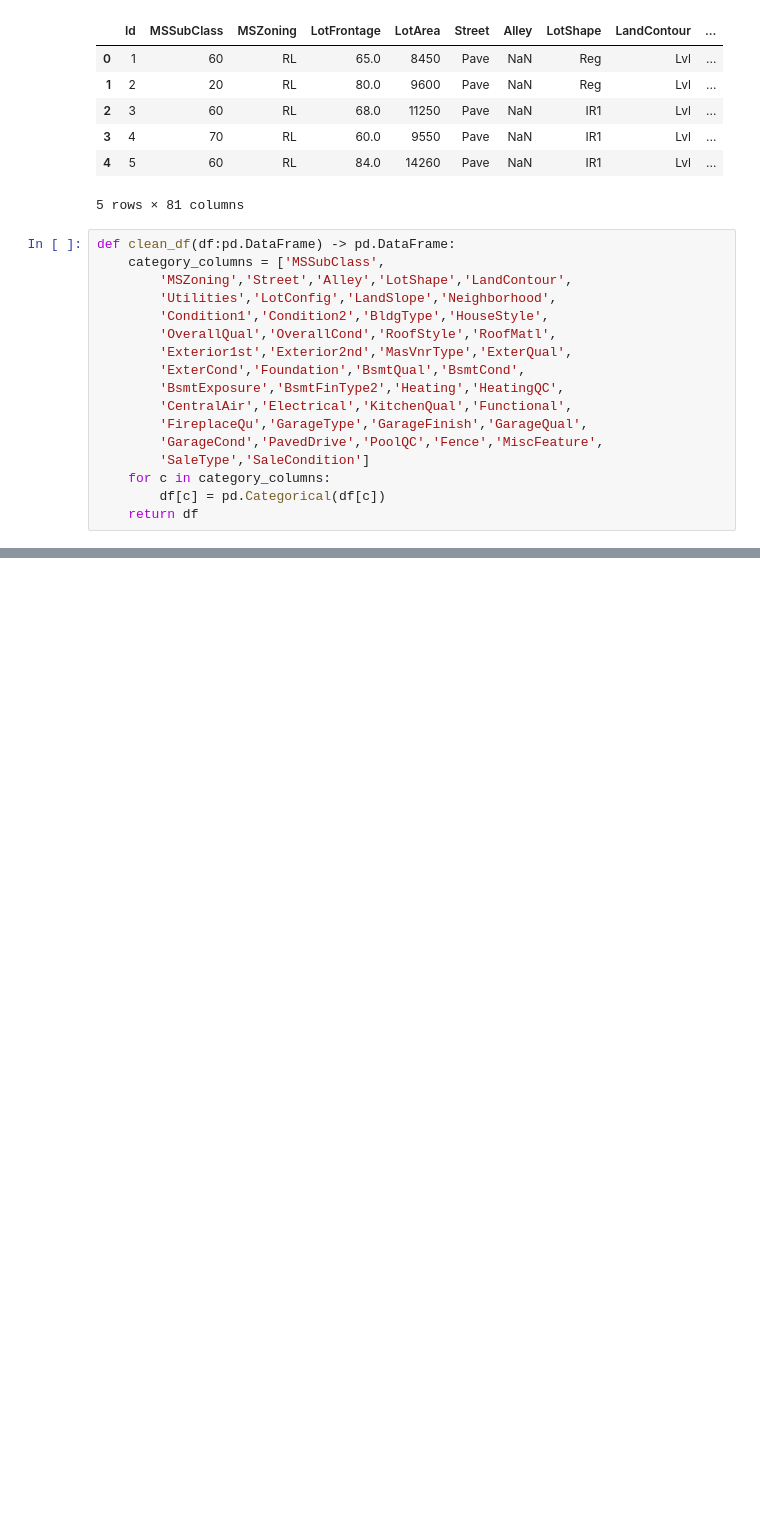
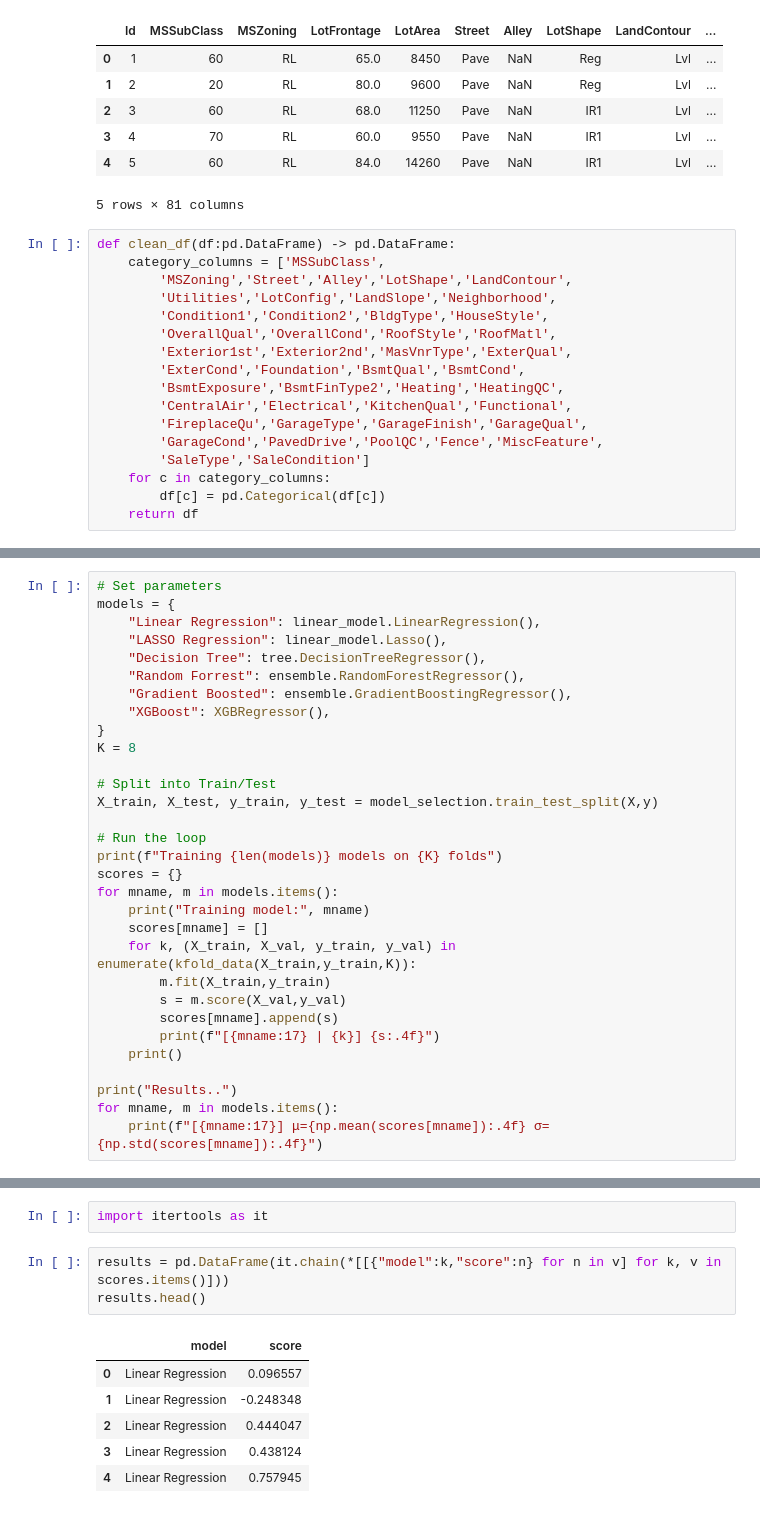
Before and after one commit to a-poor/kaggle-house-prices, a Jupyter notebook: notebooks/apoor-house-prices.ipynb, the cells around one changed output, grey strips where cells are left out. Drawn from its saved outputs; the diff is of its cells as text; blank space fills up the shorter version.

```diff
--- a/notebooks/apoor-house-prices.ipynb
+++ b/notebooks/apoor-house-prices.ipynb
@@ -62,0 +190,31 @@ df_train.sample(10)
+# %%
+# Set parameters
+models = {
+    "Linear Regression": linear_model.LinearRegression(),
+    "LASSO Regression": linear_model.Lasso(),
+    "Decision Tree": tree.DecisionTreeRegressor(),
+    "Random Forrest": ensemble.RandomForestRegressor(),
+    "Gradient Boosted": ensemble.GradientBoostingRegressor(),
+    "XGBoost": XGBRegressor(),
+}
+K = 8
+
+# Split into Train/Test
+X_train, X_test, y_train, y_test = model_selection.train_test_split(X,y)
+
+# Run the loop
+print(f"Training {len(models)} models on {K} folds")
+scores = {}
+for mname, m in models.items():
+    print("Training model:", mname)
+    scores[mname] = []
+    for k, (X_train, X_val, y_train, y_val) in enumerate(kfold_data(X_train,y_train,K)):
+        m.fit(X_train,y_train)
+        s = m.score(X_val,y_val)
+        scores[mname].append(s)
+        print(f"[{mname:17} | {k}] {s:.4f}")
+    print()
+
+print("Results..")
+for mname, m in models.items():
+    print(f"[{mname:17}] μ={np.mean(scores[mname]):.4f} σ={np.std(scores[mname]):.4f}")
@@ -62,0 +239,12 @@ df_train.sample(10)
+# %%
+import itertools as it
+# %%
+results = pd.DataFrame(it.chain(*[[{"model":k,"score":n} for n in v] for k, v in scores.items()]))
+results.head()
+# %% [output]
+|  | model | score |
+| 0 | Linear Regression | 0.096557 |
+| 1 | Linear Regression | -0.248348 |
+| 2 | Linear Regression | 0.444047 |
+| 3 | Linear Regression | 0.438124 |
+| 4 | Linear Regression | 0.757945 |
```
Also changed, not shown: parts of 25 cells of this notebook, 1 other file.
